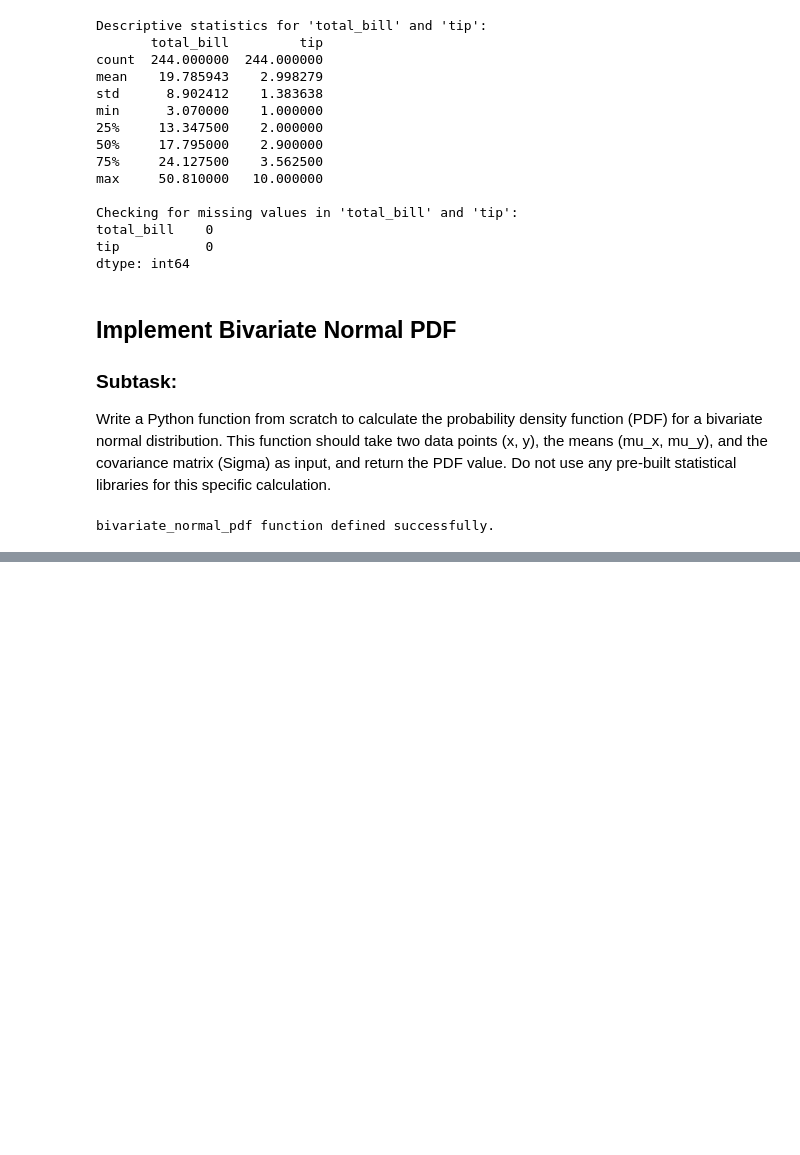
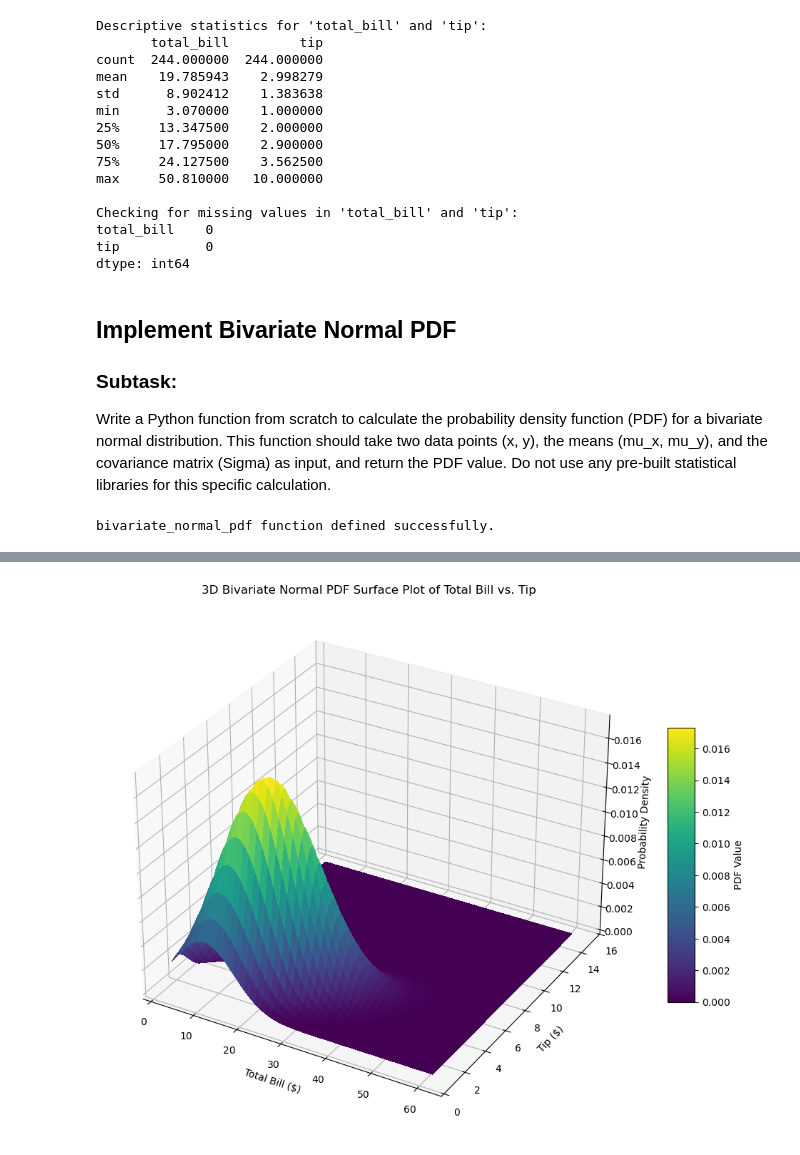
Before and after one commit to michael-alu/alu-ml-y2-t3-formative-3-group-1, a Jupyter notebook: probability-distribution.ipynb, the cells around one changed output, grey strips where cells are left out. Cells and saved outputs as stored; diff of their text form; code cells hidden in the pictures; blank space fills up the shorter version.

```diff
--- a/probability-distribution.ipynb
+++ b/probability-distribution.ipynb
@@ -103,0 +109,22 @@ bivariate_normal_pdf function defined successfully.
+# %%
+selected_features = df[['total_bill', 'tip']]
+
+mu_x = selected_features['total_bill'].mean()
+mu_y = selected_features['tip'].mean()
+
+Sigma = selected_features.cov().values
+
+print(f"Mean of total_bill (mu_x): {mu_x:.2f}")
+print(f"Mean of tip (mu_y): {mu_y:.2f}")
+print("Covariance Matrix (Sigma):")
+print(Sigma)
+
+pdf_values = []
+for index, row in df.iterrows():
+    x = row['total_bill']
+    y = row['tip']
+    pdf_val = bivariate_normal_pdf(x, y, mu_x, mu_y, Sigma)
+    pdf_values.append(pdf_val)
+
+print(f"\nCalculated {len(pdf_values)} PDF values. First 5 values:")
+print(pdf_values[:5])
@@ -103,0 +197,24 @@ bivariate_normal_pdf function defined successfully.
+# %%
+import matplotlib.pyplot as plt
+from mpl_toolkits.mplot3d import Axes3D
+
+# Create the 3D plot
+fig = plt.figure(figsize=(12, 10))
+ax = fig.add_subplot(111, projection='3d')
+
+# Plot the surface
+surface = ax.plot_surface(X, Y, Z, cmap='viridis', linewidth=0, antialiased=False)
+
+# Add a color bar
+fig.colorbar(surface, shrink=0.5, aspect=10, label='PDF Value')
+
+# Set labels and title
+ax.set_xlabel('Total Bill ($)')
+ax.set_ylabel('Tip ($)')
+ax.set_zlabel('Probability Density')
+ax.set_title('3D Bivariate Normal PDF Surface Plot of Total Bill vs. Tip')
+
+# Display the plot
+plt.show()
+# %% [output]
+[figure, added]
```
Also changed, not shown: parts of 6 cells of this notebook.
